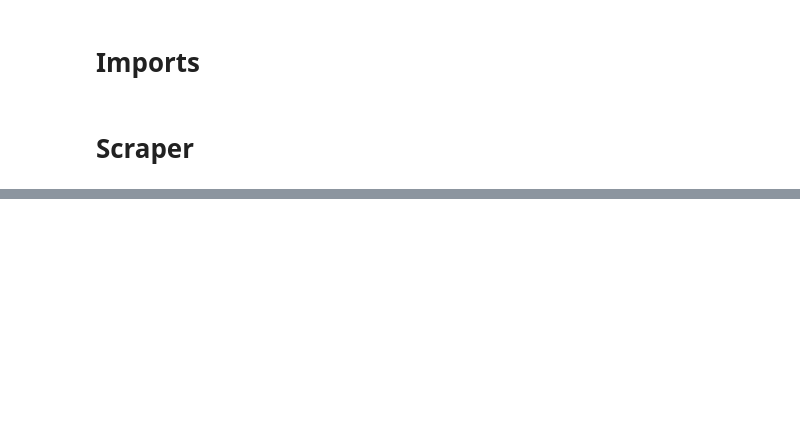
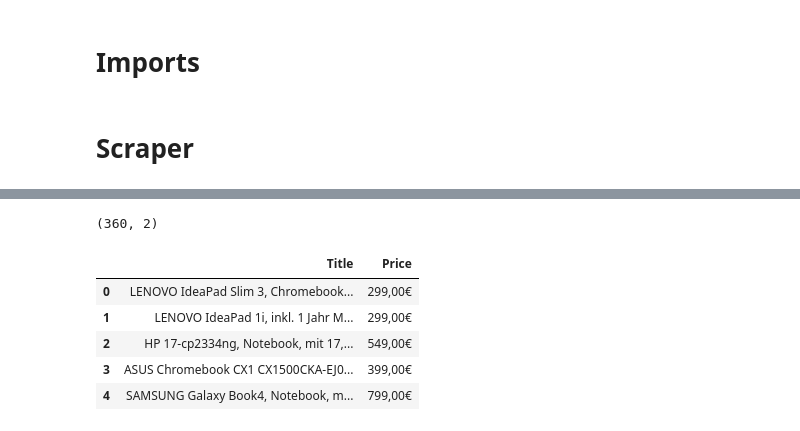
Before and after one commit to T-Brockhouse/IE_laptops, a Jupyter notebook: scrape_laptops.ipynb, the cells around one changed output, grey strips where cells are left out. Saved outputs shown, nothing was run; the diff lists cells and outputs as text; code cells hidden in the pictures; blank space fills up the shorter version.

```diff
--- a/scrape_laptops.ipynb
+++ b/scrape_laptops.ipynb
@@ -22,8 +22,6 @@ def scrape_website(headers):
     page_number=1
 
     more_pages=True
-
-    counter=12
 
     while more_pages==True:
 
@@ -37,31 +35,23 @@ def scrape_website(headers):
         # create a BeautifulSoup object from the response
         soup = BeautifulSoup(response.content, 'html.parser')
 
-        limit=soup.find('p',{'class':'sc-3f2da4f5-0 iigKXW'})
-        print(limit)
-        limit=24
-        #limit=limit[-3:]
+        search_results = soup.find_all(class_='sc-fc180512-0 eelRbG')
 
-        # loop until there are no more pages
-        if soup.select('sc-2c264fcb-1 la-dJWn'):
-            counter += 12
+        for result in search_results:
+            # extract the information from each search result div
+            title=result.find("p").text.strip()
+            price = result.find('span', {'class': 'sc-e0c7d9f7-0 bPkjPs'}).text
+            print(title)
+            print(price)
+            data.append([title,price])
+
+        if soup.select(".cUSFpa > button:nth-child(1)"):
+            print("Button found")
             page_number+=1
-            if counter>=limit:
-                print("Please limit your search")
-                return
         else:
             more_pages = False
 
-        time.sleep(random.randint(1,3))
-
-    search_results = soup.find_all(class_='sc-fc180512-0 eelRbG')
-
-    for result in search_results:
-        # extract the information from each search result div
-        title=result.find("p").text.strip()
-        price = result.find('span', {'class': 'sc-e0c7d9f7-0 bPkjPs'}).text
-        print(title)
-        print(price)
-        data.append([title,price])
-
-    return data
+    results = pd.DataFrame(data, columns=['Title', 'Price'])
+    return results
+# %%
+df=scrape_website(headers)
@@ -67,0 +76,11 @@ def scrape_website(headers):
+# %%
+print(df.shape)
+df.head()
+# %% [output]
+(360, 2)
+|  | Title | Price |
+| 0 | LENOVO IdeaPad Slim 3, Chromebook... | 299,00€ |
+| 1 | LENOVO IdeaPad 1i, inkl. 1 Jahr M... | 299,00€ |
+| 2 | HP 17-cp2334ng, Notebook, mit 17,... | 549,00€ |
+| 3 | ASUS Chromebook CX1 CX1500CKA-EJ0... | 399,00€ |
+| 4 | SAMSUNG Galaxy Book4, Notebook, m... | 799,00€ |
```
Also changed, not shown: parts of 2 cells of this notebook.
